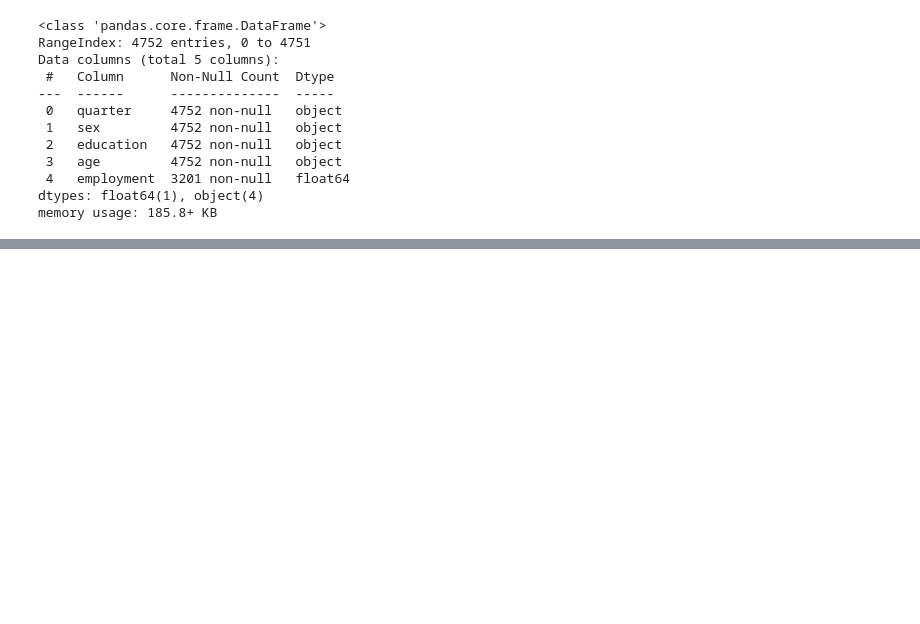
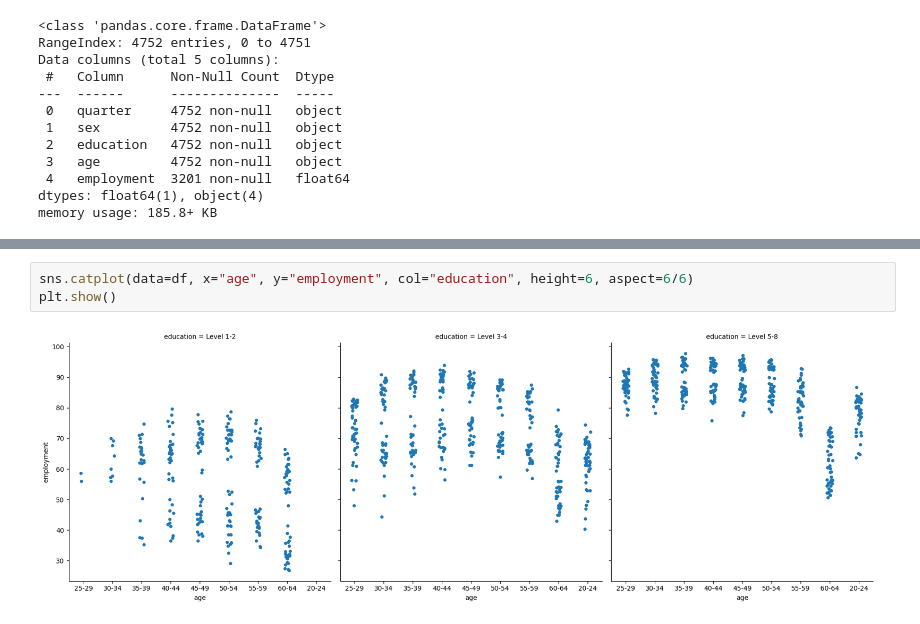
Before and after one commit to AntonSchreiber/EDA_employment_rate, a Jupyter notebook: EDA.ipynb, the cells around one changed output, grey strips where cells are left out. Drawn from its saved outputs; the diff is of its cells as text; blank space fills up the shorter version.

```diff
--- a/EDA.ipynb
+++ b/EDA.ipynb
@@ -73,0 +258,5 @@ NameError: name 'sns' is not defined
+# %%
+sns.catplot(data=df, x="age", y="employment", col="education", height=6, aspect=6/6)
+plt.show()
+# %% [output]
+[figure, added]
```
Also changed, not shown: parts of 27 cells of this notebook.
